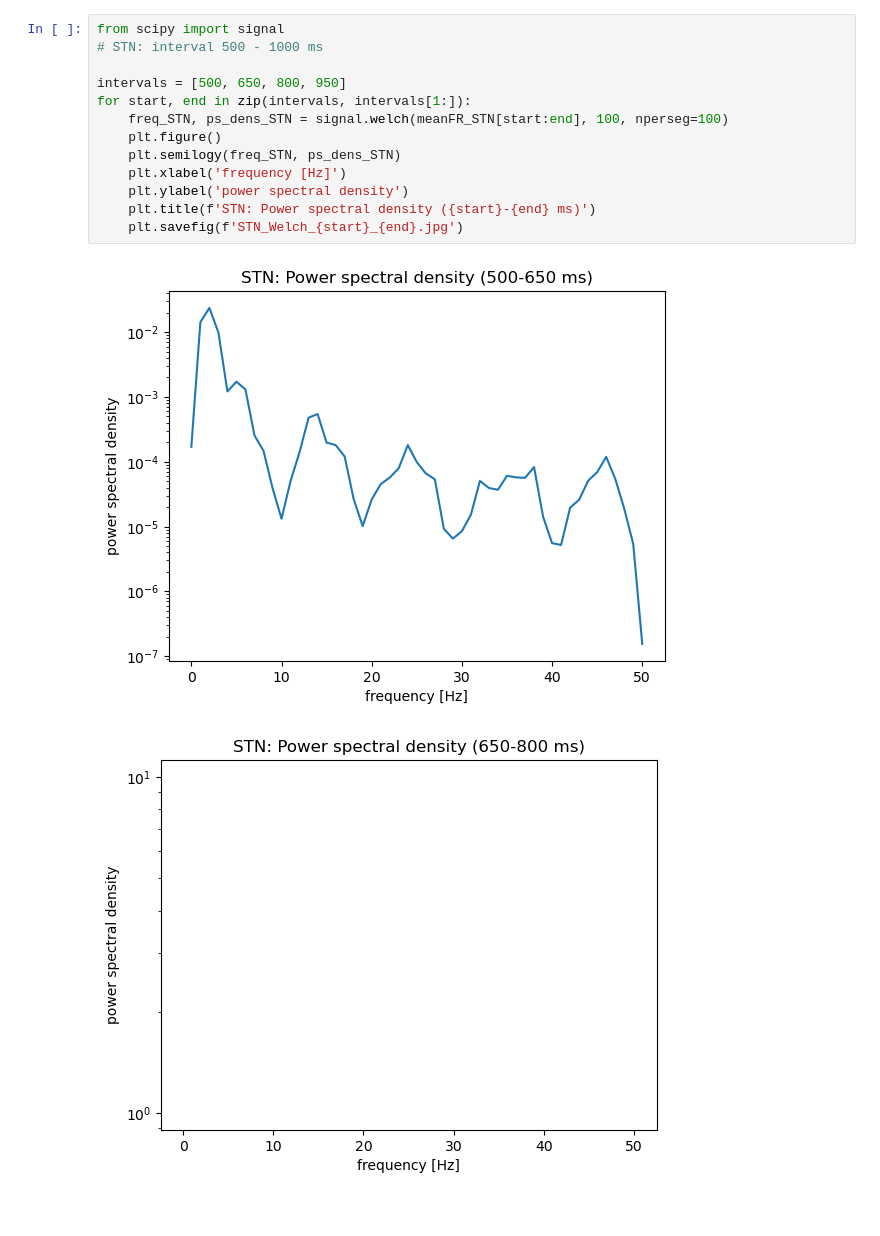
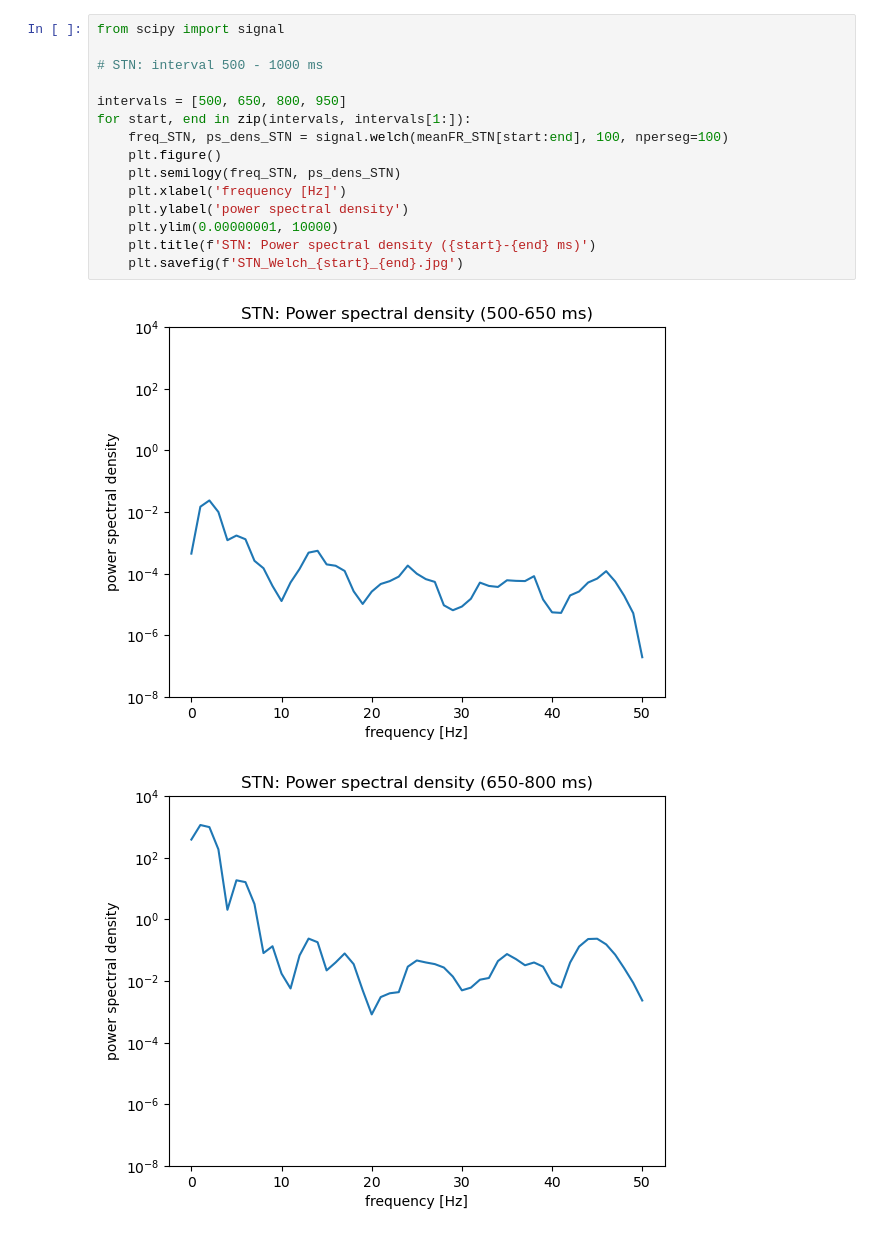
Before and after one commit to LadaKa/informatics-and-cognitive-science, a Jupyter notebook: Code/Python/FinalProject.ipynb, the cells around one changed output. Cells and saved outputs as stored; diff of their text form.

```diff
--- a/Code/Python/FinalProject.ipynb
+++ b/Code/Python/FinalProject.ipynb
@@ -177,16 +172,18 @@ meanFR_GPe = np.array([meanFR(events_GPe, start, start + binSize) for start in r
 # %%
 from scipy import signal
+
 # STN: interval 500 - 1000 ms
 
 intervals = [500, 650, 800, 950]
 for start, end in zip(intervals, intervals[1:]):
     freq_STN, ps_dens_STN = signal.welch(meanFR_STN[start:end], 100, nperseg=100)
     plt.figure()
     plt.semilogy(freq_STN, ps_dens_STN)
     plt.xlabel('frequency [Hz]')
     plt.ylabel('power spectral density')
+    plt.ylim(0.00000001, 10000)
     plt.title(f'STN: Power spectral density ({start}-{end} ms)')
     plt.savefig(f'STN_Welch_{start}_{end}.jpg')
 # %% [output]
-[figure, old version]
+[figure, new version]
-[figure, old version]
+[figure, new version]
```
Also changed, not shown: parts of 8 cells of this notebook.
